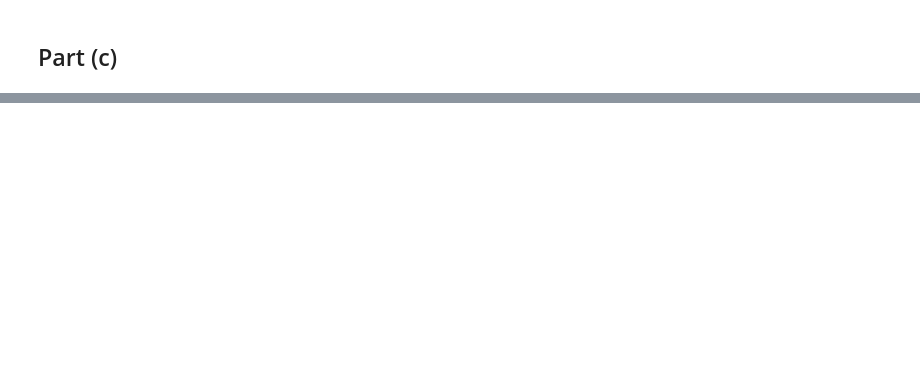
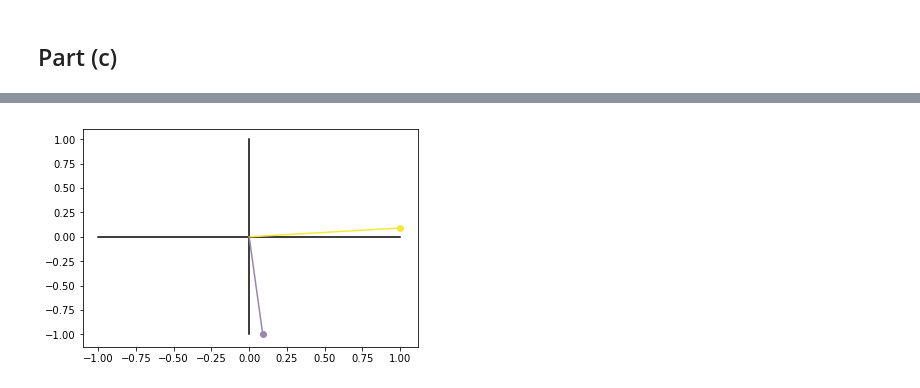
Before and after one commit to rfeinman/hw-mathtools, a Jupyter notebook: hw1_Feinman/hw1.ipynb, the cells around one changed output, grey strips where cells are left out. Drawn from its saved outputs; the diff is of its cells as text; code cells hidden in the pictures; blank space fills up the shorter version.

```diff
--- a/hw1_Feinman/hw1.ipynb
+++ b/hw1_Feinman/hw1.ipynb
@@ -202,0 +210,14 @@ Angle (radians): 1.73
+# %%
+# writing a wrapper for numpy's SVD because numpy returns singular values as an array (weird).
+def svd(matrix):
+    U, s, Vh = np.linalg.svd(matrix)
+    S = np.zeros(matrix.shape, dtype=float)
+    n = len(s)
+    S[:len(s), :len(s)] = np.diag(s)
+    return U, S, Vh
+# %%
+# decompose our matrix with SVD
+U, S, Vh = svd(matrix)
+print(U.shape)
+print(S.shape)
+print(Vh.shape)
@@ -202,0 +239,5 @@ Angle (radians): 1.73
+# %%
+# observe lengths and angle between Vhe1 and Vhe2
+Vhe1 = np.matmul(Vh, e1)
+Vhe2 = np.matmul(Vh, e2)
+mag1, mag2, theta = vecLenAngle(Vhe1, Vhe2, verbose=True)
@@ -202,0 +273,5 @@ Angle (radians): 1.73
+# %%
+# next, plot Vhe1 and Vhe2. Notice that this is just a rotation
+plotVec2(np.vstack((Vhe1, Vhe2)))
+# %% [output]
+[figure, added]
```
Also changed, not shown: parts of 15 cells of this notebook.
